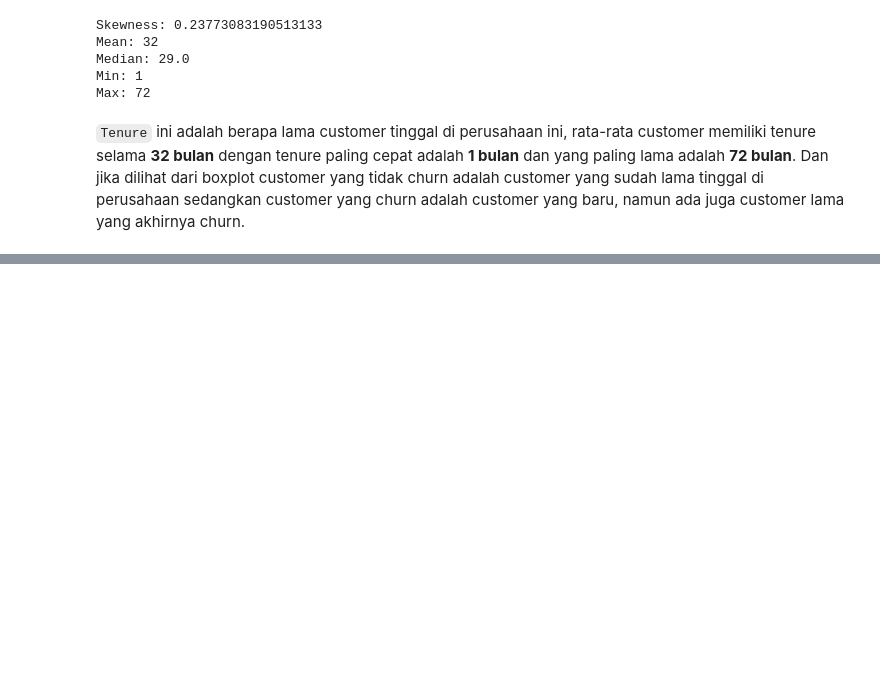
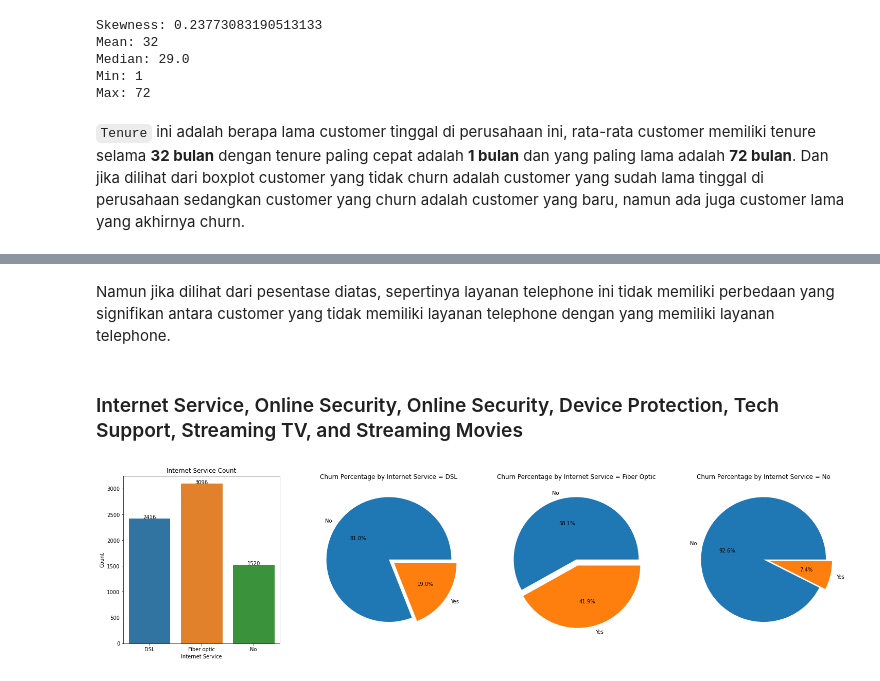
Before and after one commit to Penzragon/h8dsft_Milestone1P2, a Jupyter notebook: script.ipynb, the cells around one changed output, grey strips where cells are left out. Saved outputs shown, nothing was run; the diff lists cells and outputs as text; code cells hidden in the pictures; blank space fills up the shorter version.

```diff
--- a/script.ipynb
+++ b/script.ipynb
@@ -374,0 +414,26 @@ Max: 72
+# %% [markdown]
+Namun jika dilihat dari pesentase diatas, sepertinya layanan telephone ini tidak memiliki perbedaan yang signifikan antara customer yang tidak memiliki layanan telephone dengan yang memiliki layanan telephone.
+# %% [markdown]
+### Internet Service, Online Security, Online Security, Device Protection, Tech Support, Streaming TV, and Streaming Movies
+# %%
+plt.figure(figsize=(25, 6))
+plt.subplot(1, 4, 1)
+fig = sns.countplot(x='InternetService', data=customer)
+for p in fig.patches:
+    height = p.get_height()
+    fig.text(p.get_x() + p.get_width() / 2., height + 0.005, '{:1.0f}'.format(height), ha="center")
+plt.title('Internet Service Count')
+plt.xlabel('Internet Service')
+plt.ylabel('Count')
+plt.subplot(1, 4, 2)
+plt.pie(customer[customer.InternetService == 'DSL'].Churn.value_counts(), labels=customer[customer.InternetService == 'DSL'].Churn.value_counts().index, autopct='%1.1f%%', explode=[0, 0.1])
+plt.title('Churn Percentage by Internet Service = DSL')
+plt.subplot(1, 4, 3)
+plt.pie(customer[customer.InternetService == 'Fiber optic'].Churn.value_counts(), labels=customer[customer.InternetService == 'Fiber optic'].Churn.value_counts().index, autopct='%1.1f%%', explode=[0, 0.1])
+plt.title('Churn Percentage by Internet Service = Fiber Optic')
+plt.subplot(1, 4, 4)
+plt.pie(customer[customer.InternetService == 'No'].Churn.value_counts(), labels=customer[customer.InternetService == 'No'].Churn.value_counts().index, autopct='%1.1f%%', explode=[0, 0.1])
+plt.title('Churn Percentage by Internet Service = No')
+plt.show()
+# %% [output]
+[figure, added]
```
Also changed, not shown: parts of 5 cells of this notebook.
